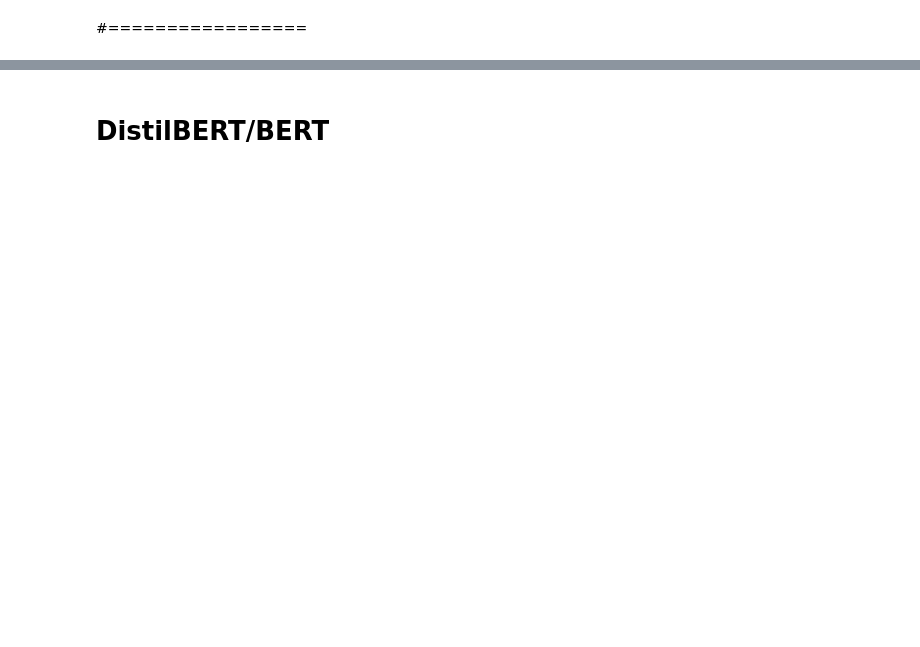
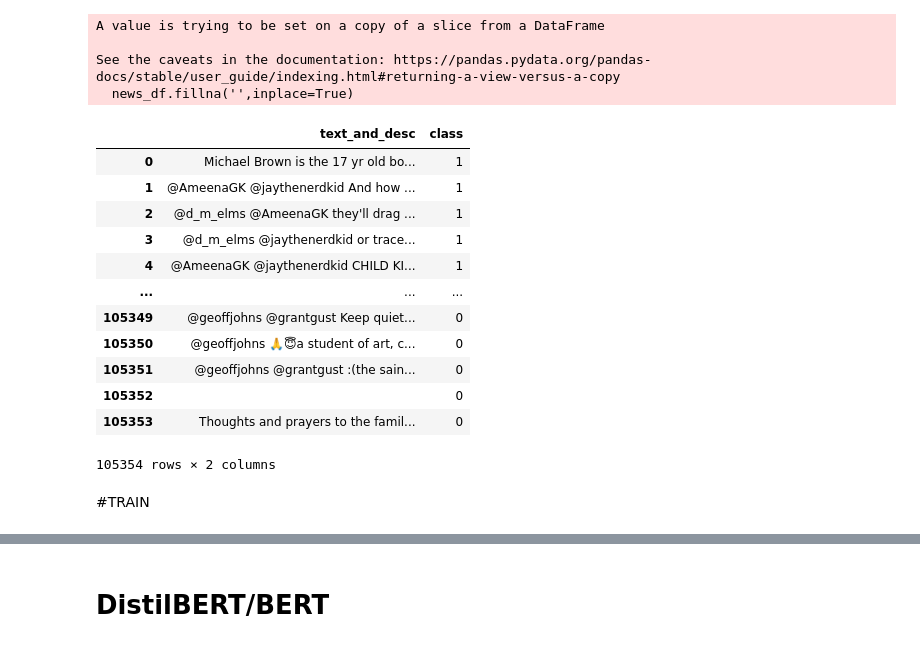
Before and after one commit to WiktorPieklik/Fake-News-Detection, a Jupyter notebook: src/notebooks/transformer_models.ipynb, the cells around one changed output, grey strips where cells are left out. Cells and saved outputs as stored; diff of their text form; code cells hidden in the pictures; blank space fills up the shorter version.

```diff
--- a/src/notebooks/transformer_models.ipynb
+++ b/src/notebooks/transformer_models.ipynb
@@ -21,2 +75,25 @@ drive.mount('/content/drive')
+# %%
+news_df.fillna('',inplace=True)
+# %% [output]
+A value is trying to be set on a copy of a slice from a DataFrame
+
+See the caveats in the documentation: https://pandas.pydata.org/pandas-docs/stable/user_guide/indexing.html#returning-a-view-versus-a-copy
+  news_df.fillna('',inplace=True)
+# %%
+news_df
+# %% [output]
+|  | text_and_desc | class |
+| 0 | Michael Brown is the 17 yr old bo... | 1 |
+| 1 | @AmeenaGK @jaythenerdkid And how ... | 1 |
+| 2 | @d_m_elms @AmeenaGK they'll drag ... | 1 |
+| 3 | @d_m_elms @jaythenerdkid or trace... | 1 |
+| 4 | @AmeenaGK @jaythenerdkid CHILD KI... | 1 |
+| ... | ... | ... |
+| 105349 | @geoffjohns @grantgust Keep quiet... | 0 |
+| 105350 | @geoffjohns 🙏😇a student of art, c... | 0 |
+| 105351 | @geoffjohns @grantgust :(the sain... | 0 |
+| 105352 |  | 0 |
+| 105353 | Thoughts and prayers to the famil... | 0 |
+105354 rows × 2 columns
 # %% [markdown]
-#=================
+#TRAIN
```
Also changed, not shown: parts of 36 cells of this notebook.
